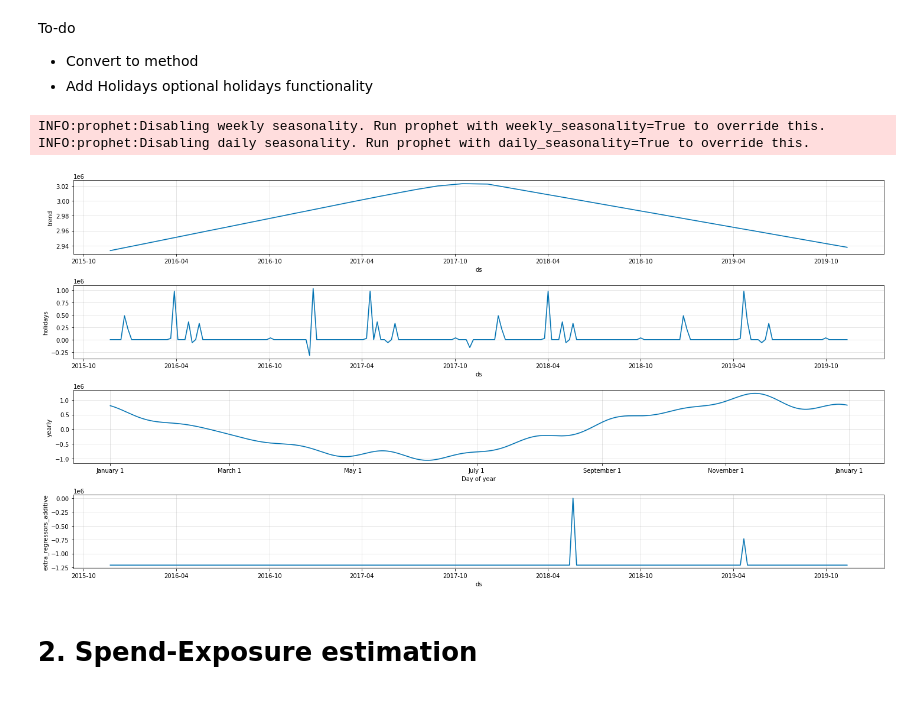
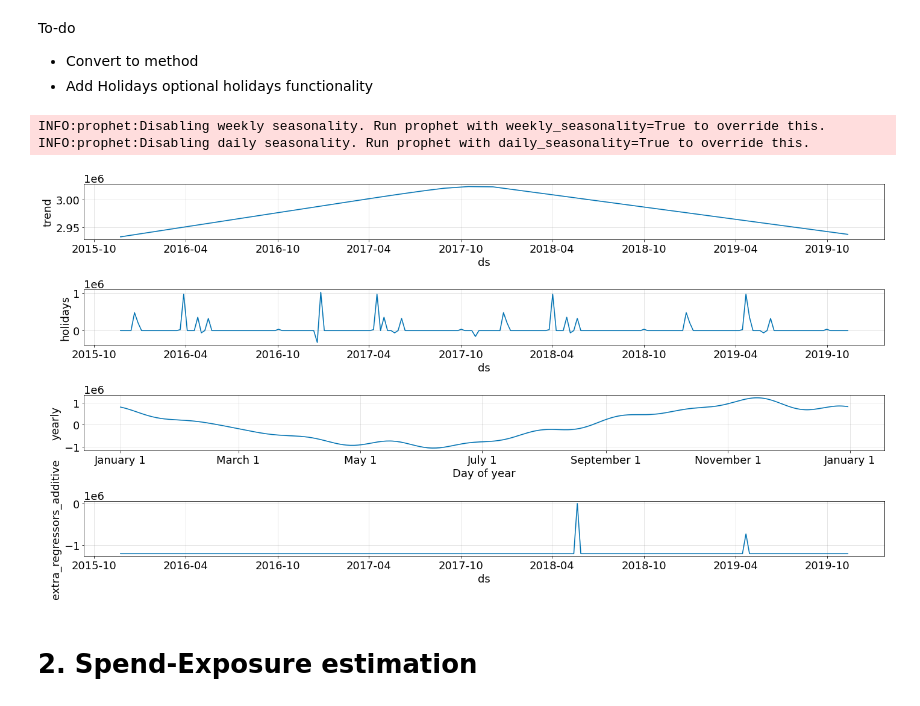
Before and after one commit to DavidMortensen/py-auto-mmm, a Jupyter notebook: example.ipynb, the cells around one changed output. Cells and saved outputs as stored; diff of their text form; code cells hidden in the pictures.

```diff
--- a/example.ipynb
+++ b/example.ipynb
@@ -20,6 +20,7 @@ import theano.tensor as tt
 import pymc3 as pm
 import arviz as az
 import matplotlib.pyplot as plt
+plt.rcParams['font.size'] = 18
 import seaborn as sns
 # %% [markdown]
 # 0. Data Imports
@@ -38,13 +39,13 @@ from MMM import mmm
 START_INDEX = 52
 END_INDEX = 144
 # %%
-model = mmm(START_INDEX = 52, END_INDEX = 144)
+model = mmm()
 data = mmm.decomposition(model, data)
 mmm.plot_decomposition(model)
 # %% [output]
 INFO:prophet:Disabling weekly seasonality. Run prophet with weekly_seasonality=True to override this.
 INFO:prophet:Disabling daily seasonality. Run prophet with daily_seasonality=True to override this.
-[figure, old version]
+[figure, new version]
 # %% [markdown]
 # 2. Spend-Exposure estimation
 # %%
```
Also changed, not shown: parts of 9 cells of this notebook, 1 other file.
